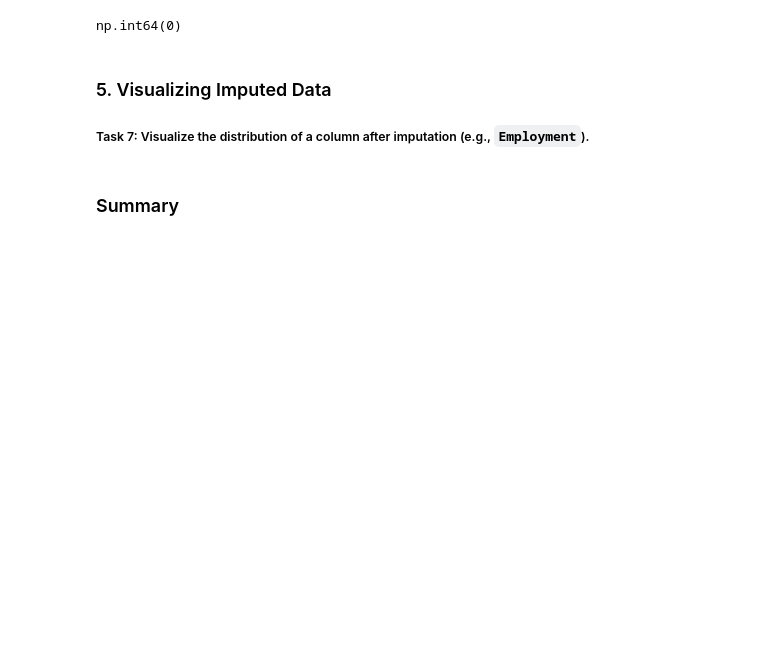
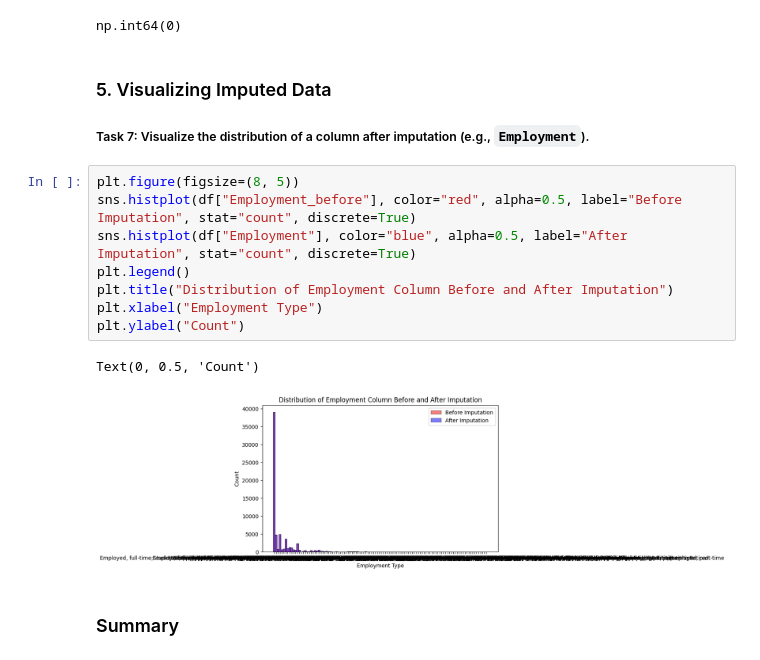
Before and after one commit to RhitiB/Data-Analysis, a Jupyter notebook: IBM Capstone Project/Hands-on Lab 8 Finding Missing Values.ipynb, the cells around one changed output. Saved outputs shown, nothing was run; the diff lists cells and outputs as text; blank space fills up the shorter version.

```diff
--- a/IBM Capstone Project/Hands-on Lab 8 Finding Missing Values.ipynb
+++ b/IBM Capstone Project/Hands-on Lab 8 Finding Missing Values.ipynb
@@ -182,6 +182,17 @@ np.int64(0)
 # %% [markdown]
 ### 5. Visualizing Imputed Data
 ##### Task 7: Visualize the distribution of a column after imputation (e.g., `Employment`).
+# %%
+plt.figure(figsize=(8, 5))
+sns.histplot(df["Employment_before"], color="red", alpha=0.5, label="Before Imputation", stat="count", discrete=True)
+sns.histplot(df["Employment"], color="blue", alpha=0.5, label="After Imputation", stat="count", discrete=True)
+plt.legend()
+plt.title("Distribution of Employment Column Before and After Imputation")
+plt.xlabel("Employment Type")
+plt.ylabel("Count")
+# %% [output]
+Text(0, 0.5, 'Count')
+[figure, added]
 # %% [markdown]
 ### Summary
 # %% [markdown]
```
